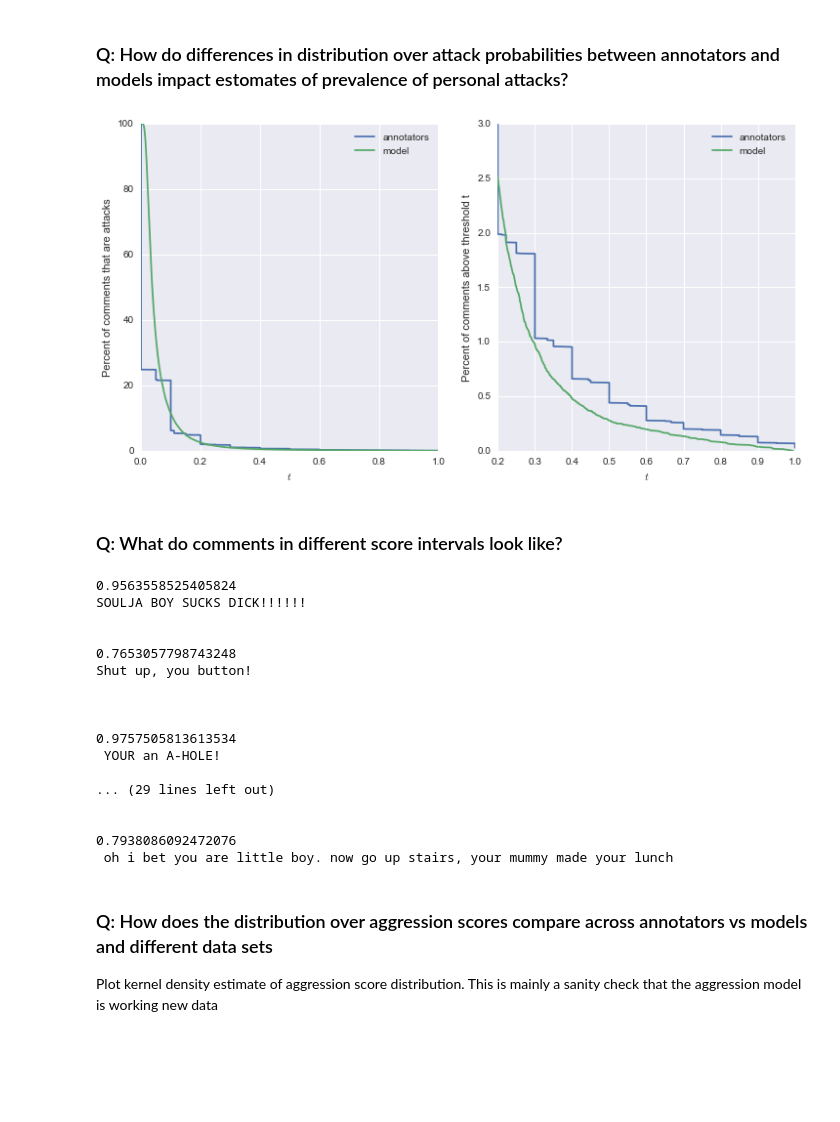
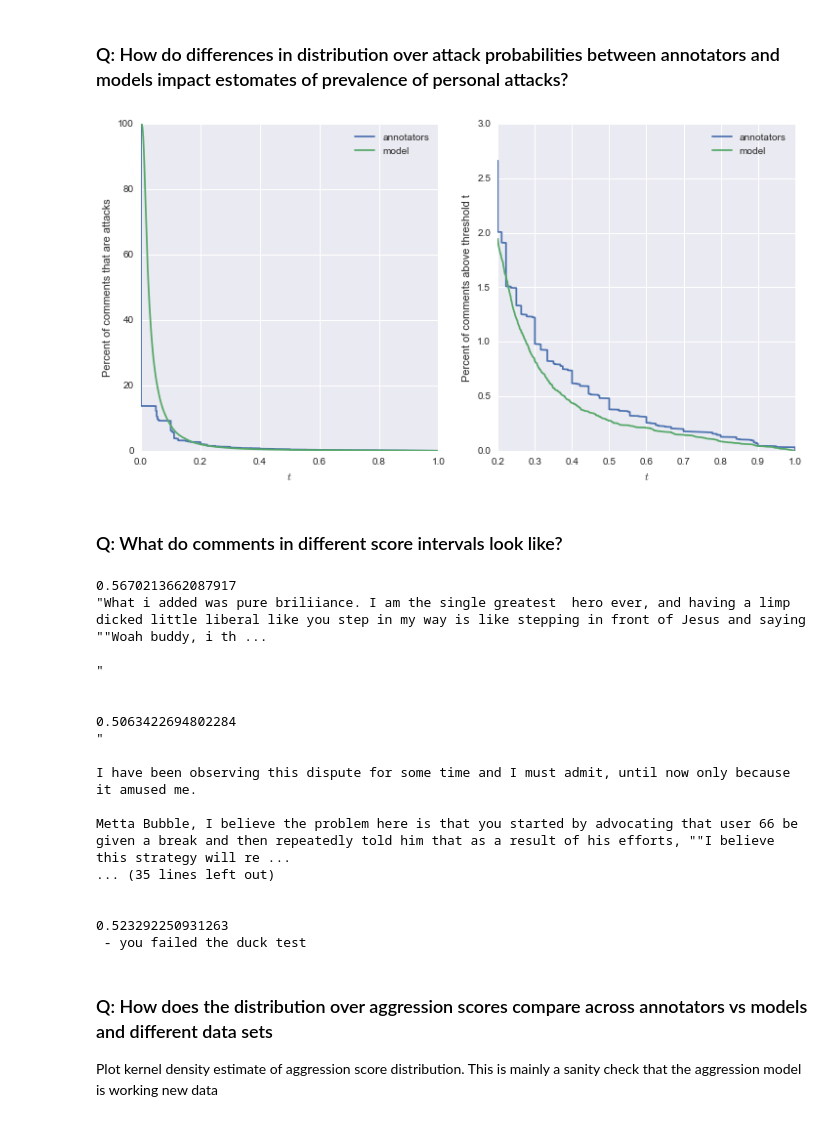
Before and after one commit to ewulczyn/wiki-detox, a Jupyter notebook: src/analysis/Model Checking.ipynb, the cells around one changed output. Saved outputs shown, nothing was run; the diff lists cells and outputs as text; code cells hidden in the pictures; blank space fills up the shorter version.

```diff
--- a/src/analysis/Model Checking.ipynb
+++ b/src/analysis/Model Checking.ipynb
@@ -56,34 +56,34 @@ Model score distribution is skewed left for x > 0.2.
 # %%
 import matplotlib.pyplot as plt
 import numpy as np
 
 fig = plt.figure(figsize=(12, 6))
 
 xa = np.sort(d['annotated']['recipient_score'])
-ya = 100 * (1 - (1. * np.arange(len(x)) / (len(x) - 1)))
+ya = 100 * (1 - (1. * np.arange(len(xa)) / (len(xa) - 1)))
 
 xm = np.sort(d['annotated']['pred_recipient_score'])
-ym = 100 * (1 - (1. * np.arange(len(x)) / (len(x) - 1)))
+ym = 100 * (1 - (1. * np.arange(len(xm)) / (len(xm) - 1)))
 
 ax1 = fig.add_subplot(121)
 ax1.plot(xa, ya, label = 'annotators')
 ax1.plot(xm, ym, label = 'model')
 ax1.set_xlabel('$t$')
 ax1.set_ylabel('Percent of comments that are attacks')
 ax1.legend()
 
 
 ax2 = fig.add_subplot(122)
 ax2.plot(xa, ya, label = 'annotators')
 ax2.plot(xm, ym, label = 'model')
 ax2.set_xlabel('$t$')
 ax2.set_ylabel('Percent of comments above threshold t')
 ax2.set_ylim((0.0, 3))
 ax2.set_xlim((0.2, 1.0))
 ax2.legend()
 plt.savefig('../../paper/figs/model_vs_annotator_percent_attack_distributions.png')
 # %% [output]
-[figure, old version]
+[figure, new version]
 # %% [markdown]
 ### Q: What do comments in different score intervals look like?
 # %%
@@ -94,25 +94,25 @@ def check_range(d, col, min, max, n = 10, ):
         print(r.clean_diff)
         print('\n')
 # %%
-check_range(d['sample'], 'pred_aggression_score',0.5, 1.0)
+check_range(d['sample'], 'pred_aggression_score',0.5, 0.6)
 # %% [output]
-0.9563558525405824
-SOULJA BOY SUCKS DICK!!!!!!
+0.5670213662087917
+"What i added was pure briliiance. I am the single greatest  hero ever, and having a limp dicked little liberal like you step in my way is like stepping in front of Jesus and saying ""Woah buddy, i th ...
+
+"
 
 
-0.7653057798743248
-Shut up, you button!
+0.5063422694802284
+"
+
+I have been observing this dispute for some time and I must admit, until now only because it amused me.
+
+Metta Bubble, I believe the problem here is that you started by advocating that user 66 be given a break and then repeatedly told him that as a result of his efforts, ""I believe this strategy will re ...
+... (35 lines left out)
 
 
-
-0.9757505813613534
- YOUR an A-HOLE!
-
-... (29 lines left out)
-
-
-0.7938086092472076
- oh i bet you are little boy. now go up stairs, your mummy made your lunch
+0.523292250931263
+ - you failed the duck test
 # %% [markdown]
 ### Q: How does the distribution over aggression scores compare across annotators vs models and different data sets
 
```
Also changed, not shown: parts of 4 cells of this notebook, 15 other files.
